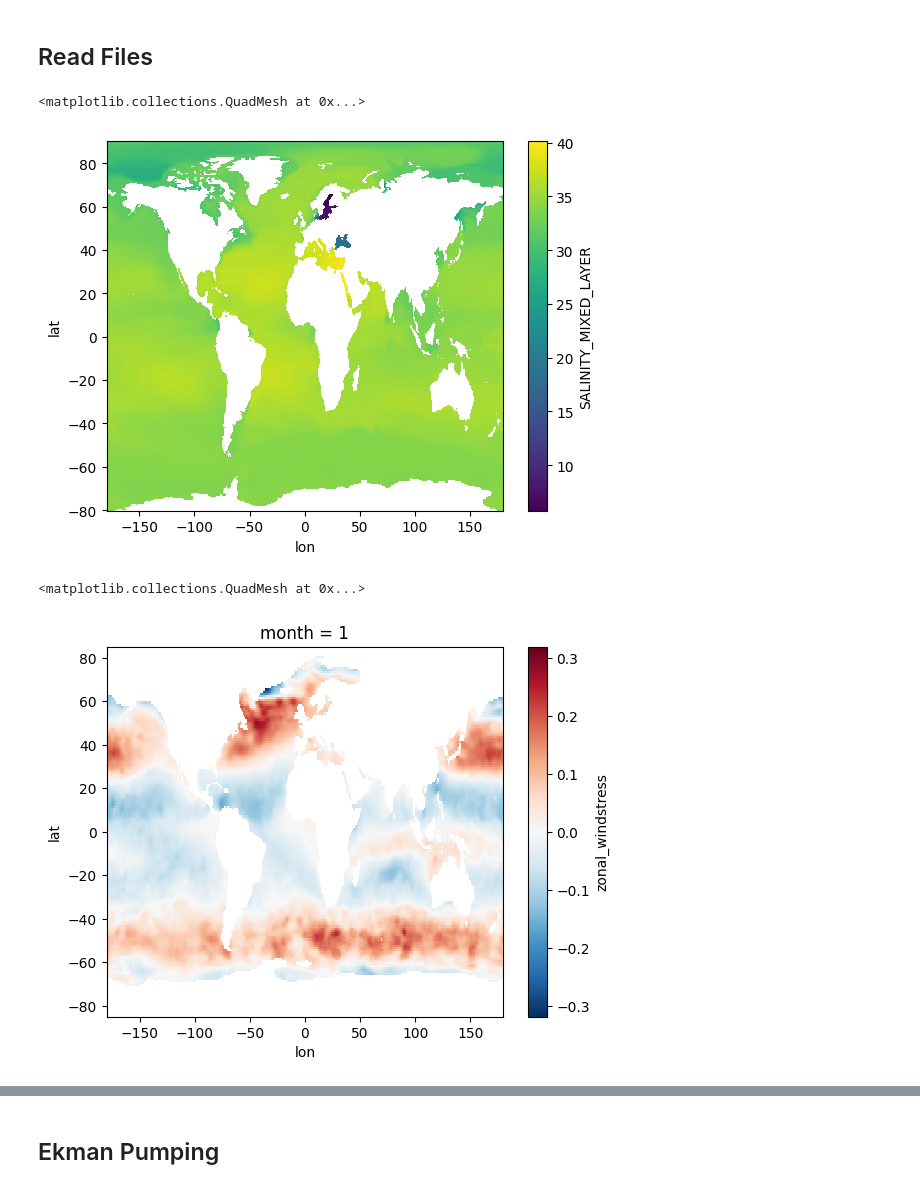
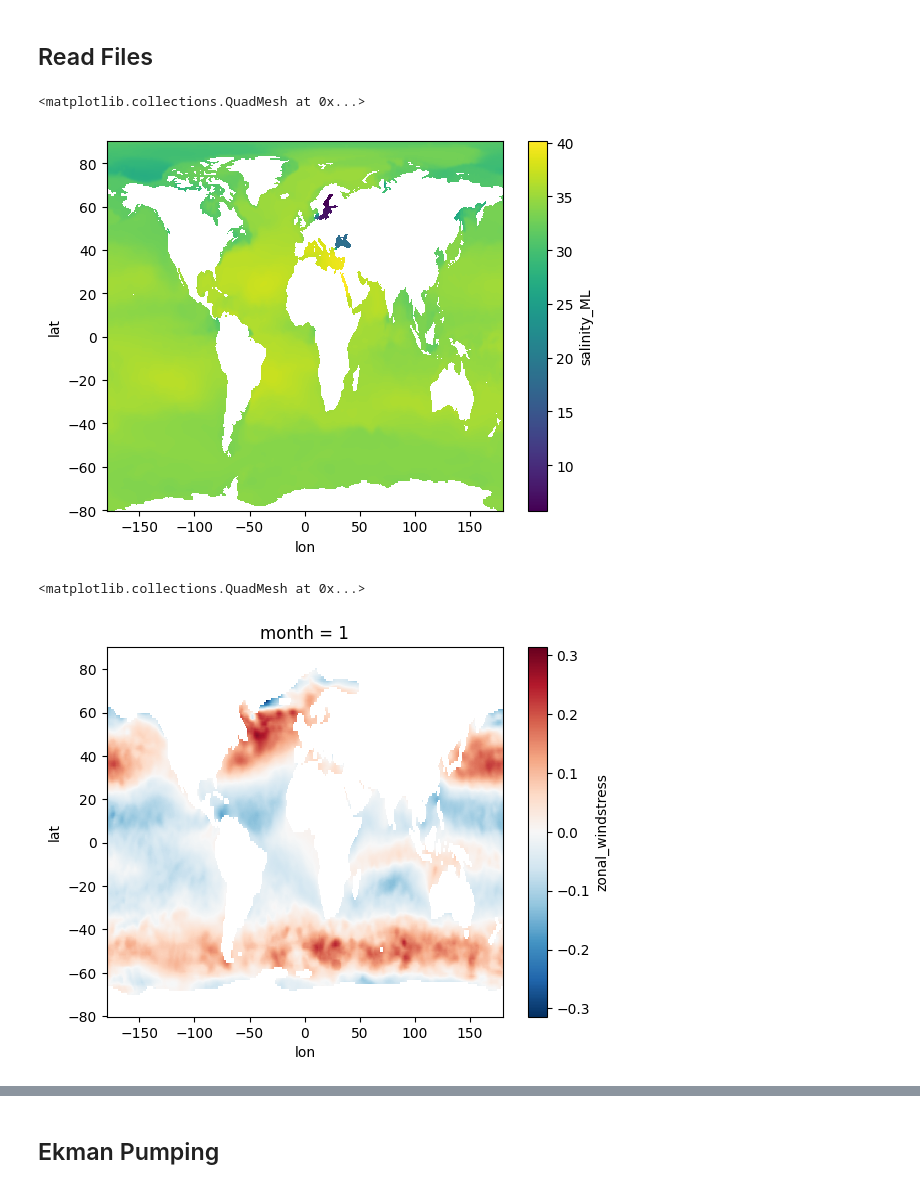
Before and after one commit to JRethemeier/Thermohaline-Circulation, a Jupyter notebook: Assignment7/Assignment7.ipynb, the cells around one changed output, grey strips where cells are left out. Cells and saved outputs as stored; diff of their text form; code cells hidden in the pictures.

Commit message:
Added ekman pumping and all the plots

```diff
--- a/Assignment7/Assignment7.ipynb
+++ b/Assignment7/Assignment7.ipynb
@@ -49,30 +49,38 @@ mimoc = mimoc.assign_coords(
     )
 ).drop_vars(("LATITUDE", "LONGITUDE")).sortby(["lon", "lat"])
 mimoc = deg360to180(mimoc, "lon")
-mimoc.SALINITY_MIXED_LAYER.isel(month=0).plot()
+mimoc = mimoc.rename_vars(
+    dict(
+        SALINITY_MIXED_LAYER="salinity_ML",
+        POTENTIAL_TEMPERATURE_MIXED_LAYER="pot_temp_ML",
+        DEPTH_MIXED_LAYER="MLD",
+    )
+)
+mimoc.salinity_ML.isel(month=0).plot()
 # %% [output]
 <matplotlib.collections.QuadMesh at 0x...>
-[figure, old version]
+[figure, new version]
 # %%
 lats = loadmat("./atae.mat").get("lat").T[0]
 lons = loadmat("./atae.mat").get("lon").T[0]
 months = np.arange(1,13)
 windstress = xr.Dataset(
     data_vars=dict(
         zonal_windstress=(["LAT","LONG","month"], loadmat("./atae.mat").get("atae")),
         meridional_windstress=(["LAT","LONG","month"], loadmat("./atae.mat").get("atae")),
         ),
     coords=dict(
         lat=("LAT", lats),
         lon=("LONG", lons),
         month=("month", months),
     ),
 ).swap_dims(dict(LAT="lat", LONG="lon")).sortby("lon")
 windstress = deg360to180(windstress, "lon")
-windstress.zonal_windstress.isel(month=0).plot()
+windstress_interp = windstress.interp(coords=dict(lat=mimoc.lat, lon=mimoc.lon))
+windstress_interp.zonal_windstress.isel(month=0).plot()
 # %% [output]
 <matplotlib.collections.QuadMesh at 0x...>
-[figure, old version]
+[figure, new version]
 # %%
 lats = loadmat("./Drifter_climatology.mat").get("lat").T[0]
 lons = loadmat("./Drifter_climatology.mat").get("lon").T[0]
```
Also changed, not shown: parts of 14 cells of this notebook.
